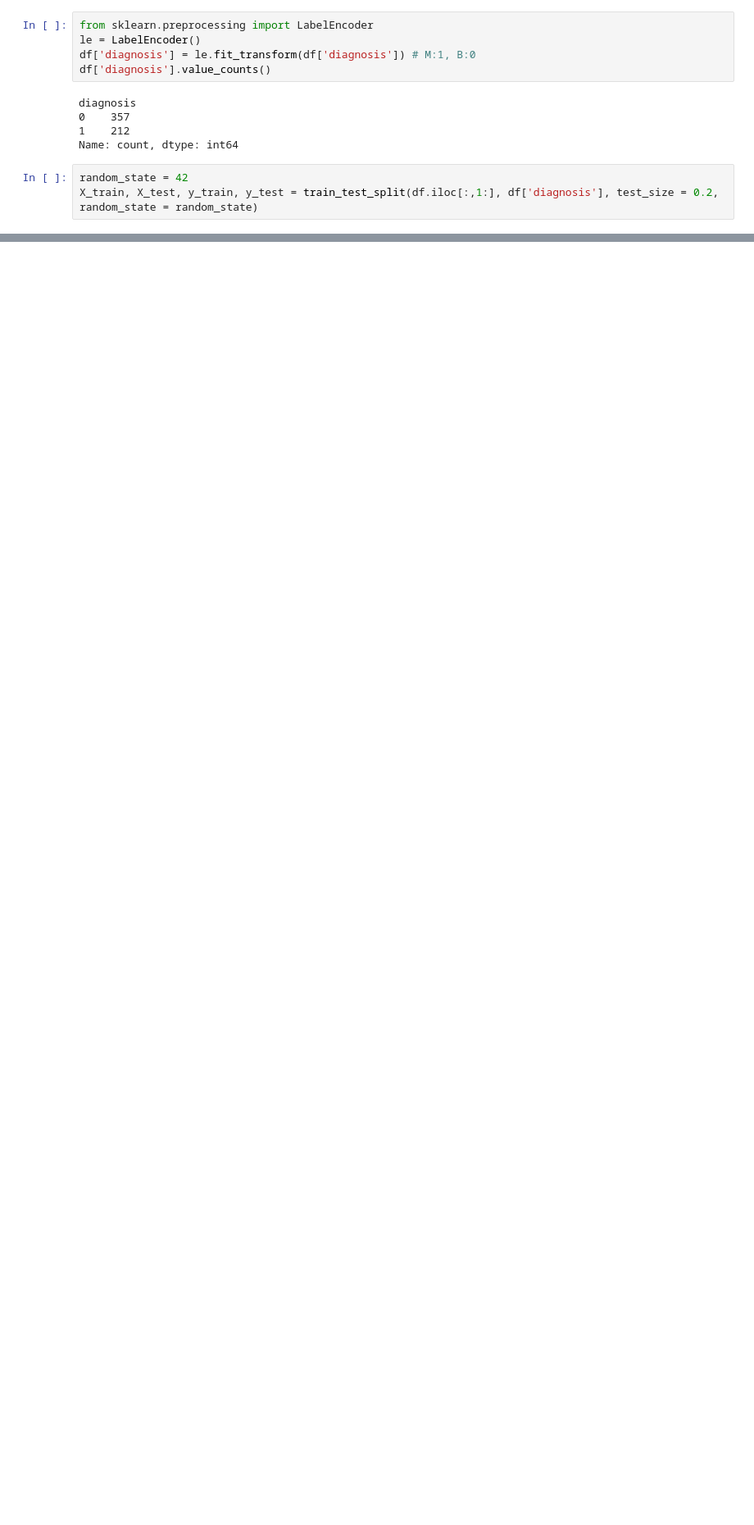
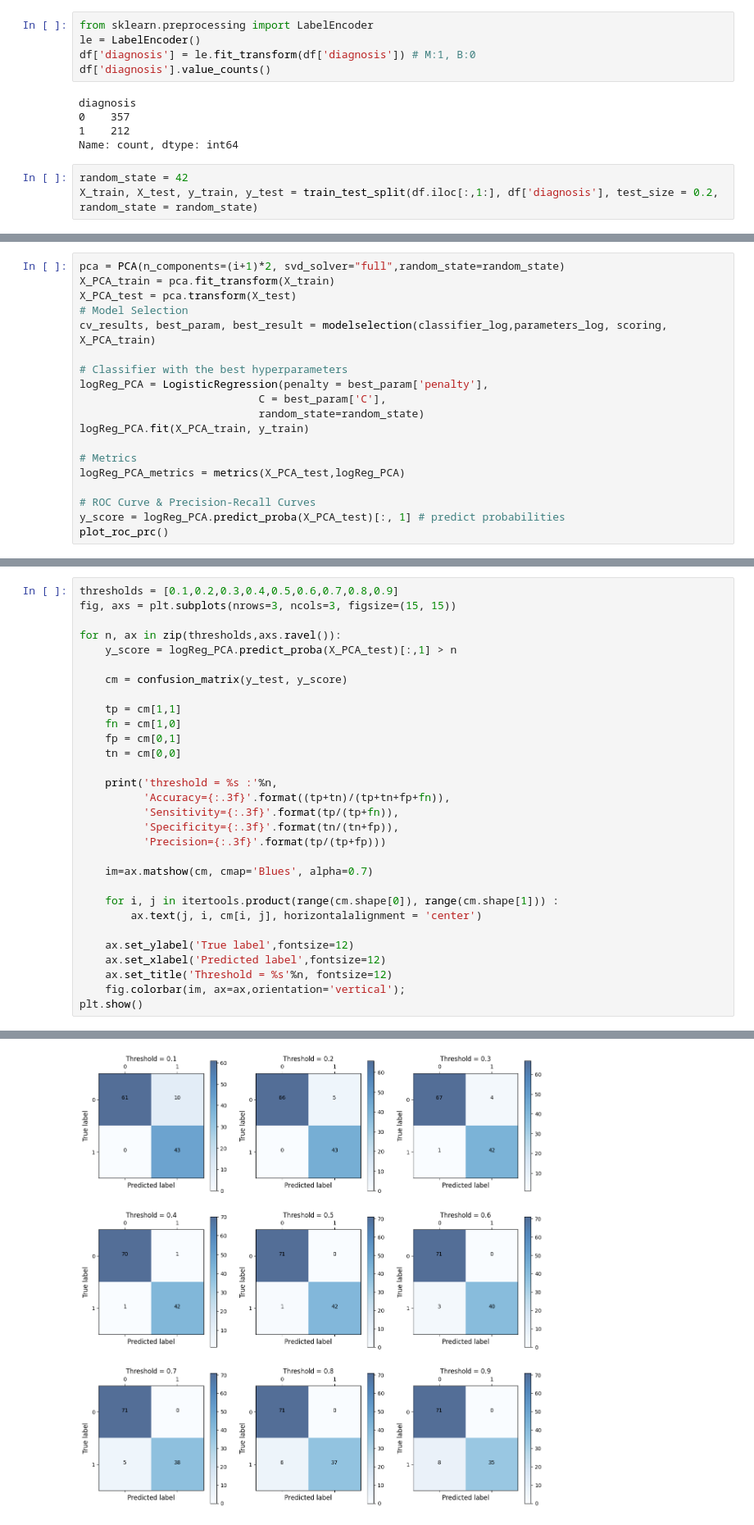
Before and after one commit to h4r1yzz/BreastCancer, a Jupyter notebook: test.ipynb, the cells around one changed output, grey strips where cells are left out. Shown at 82% size. Cells and saved outputs as stored; diff of their text form; blank space fills up the shorter version.

```diff
--- a/test.ipynb
+++ b/test.ipynb
@@ -138,0 +409,19 @@ X_train, X_test, y_train, y_test = train_test_split(df.iloc[:,1:], df['diagnosis
+# %%
+pca = PCA(n_components=(i+1)*2, svd_solver="full",random_state=random_state)
+X_PCA_train = pca.fit_transform(X_train)
+X_PCA_test = pca.transform(X_test)
+# Model Selection
+cv_results, best_param, best_result = modelselection(classifier_log,parameters_log, scoring, X_PCA_train)
+
+# Classifier with the best hyperparameters
+logReg_PCA = LogisticRegression(penalty = best_param['penalty'],
+                            C = best_param['C'],
+                            random_state=random_state)
+logReg_PCA.fit(X_PCA_train, y_train)
+
+# Metrics
+logReg_PCA_metrics = metrics(X_PCA_test,logReg_PCA)
+
+# ROC Curve & Precision-Recall Curves
+y_score = logReg_PCA.predict_proba(X_PCA_test)[:, 1] # predict probabilities
+plot_roc_prc()
@@ -138,0 +439,31 @@ X_train, X_test, y_train, y_test = train_test_split(df.iloc[:,1:], df['diagnosis
+# %%
+thresholds = [0.1,0.2,0.3,0.4,0.5,0.6,0.7,0.8,0.9]
+fig, axs = plt.subplots(nrows=3, ncols=3, figsize=(15, 15))
+
+for n, ax in zip(thresholds,axs.ravel()):
+    y_score = logReg_PCA.predict_proba(X_PCA_test)[:,1] > n
+
+    cm = confusion_matrix(y_test, y_score)
+
+    tp = cm[1,1]
+    fn = cm[1,0]
+    fp = cm[0,1]
+    tn = cm[0,0]
+
+    print('threshold = %s :'%n,
+          'Accuracy={:.3f}'.format((tp+tn)/(tp+tn+fp+fn)),
+          'Sensitivity={:.3f}'.format(tp/(tp+fn)),
+          'Specificity={:.3f}'.format(tn/(tn+fp)),
+          'Precision={:.3f}'.format(tp/(tp+fp)))
+
+    im=ax.matshow(cm, cmap='Blues', alpha=0.7)
+
+    for i, j in itertools.product(range(cm.shape[0]), range(cm.shape[1])) :
+        ax.text(j, i, cm[i, j], horizontalalignment = 'center')
+
+    ax.set_ylabel('True label',fontsize=12)
+    ax.set_xlabel('Predicted label',fontsize=12)
+    ax.set_title('Threshold = %s'%n, fontsize=12)
+    fig.colorbar(im, ax=ax,orientation='vertical');
+plt.show()
+# %% [output]
@@ -138,0 +479 @@ X_train, X_test, y_train, y_test = train_test_split(df.iloc[:,1:], df['diagnosis
+[figure, added]
```
Also changed, not shown: parts of 38 cells of this notebook, 4 other files.
